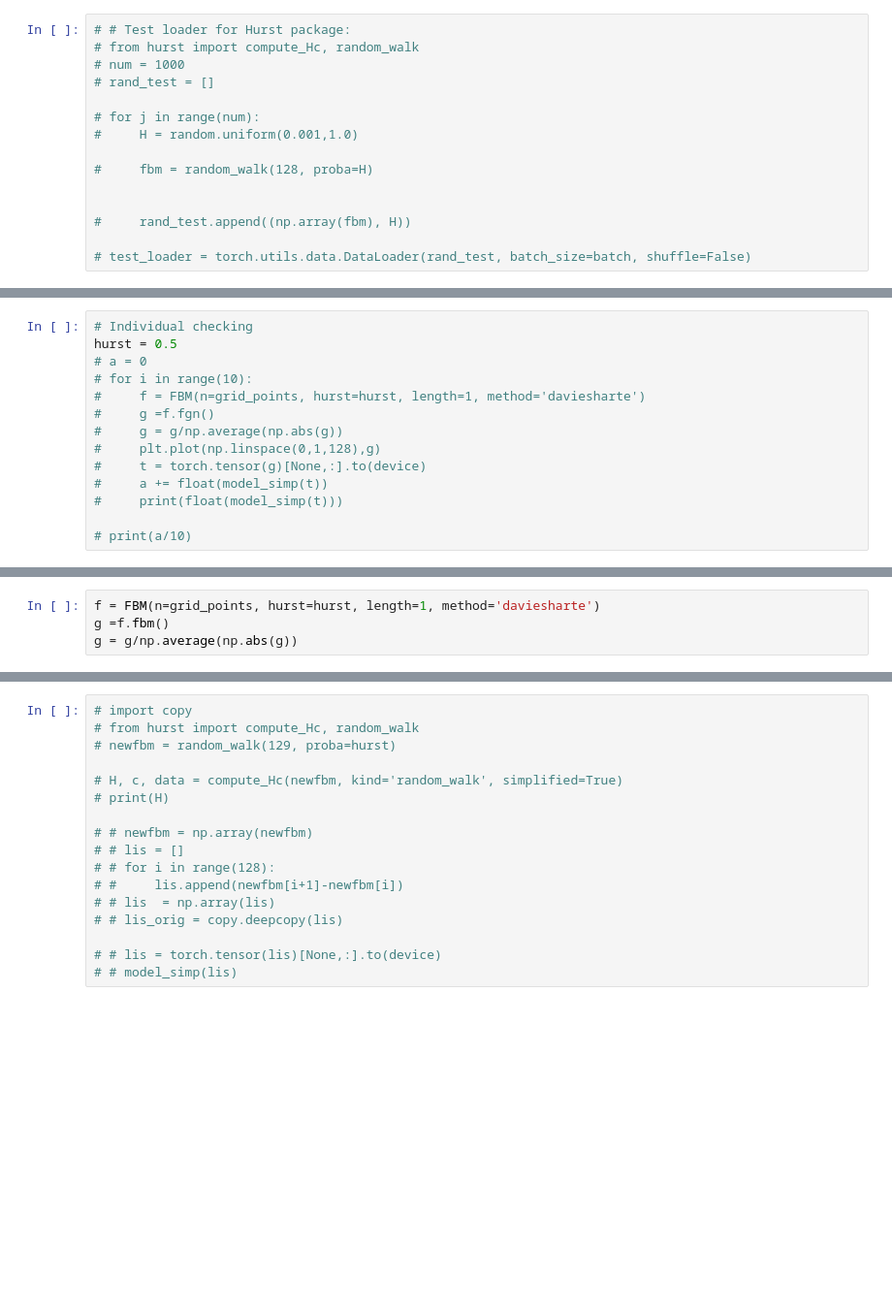
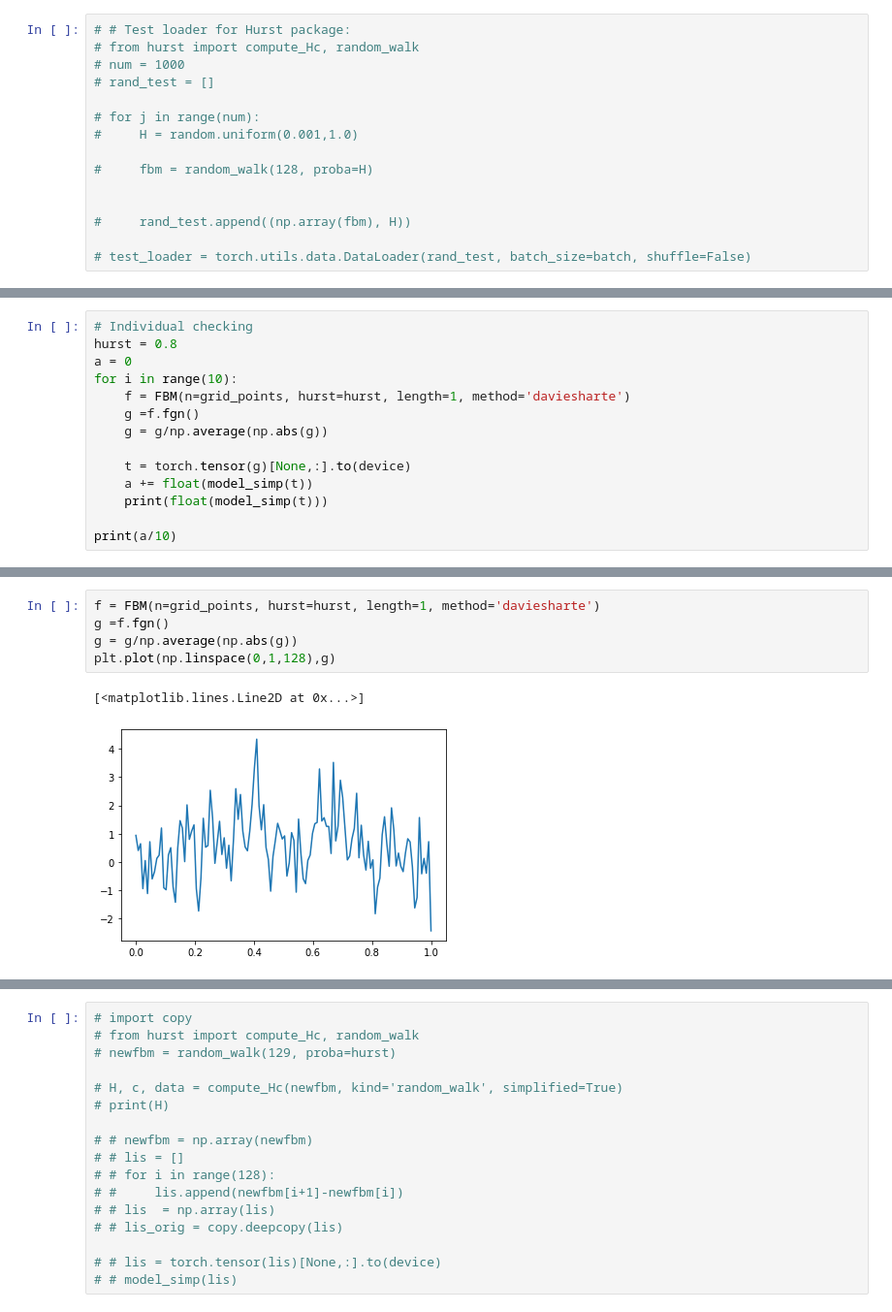
Before and after one commit to zsiga007/fBm, a Jupyter notebook: Finding H with NN regression/fbm.ipynb, the cells around one changed output, grey strips where cells are left out. Shown at 97% size. Cells and saved outputs as stored; diff of their text form; blank space fills up the shorter version.

```diff
--- a/Finding H with NN regression/fbm.ipynb
+++ b/Finding H with NN regression/fbm.ipynb
@@ -300,14 +300,14 @@ R/S accuracy with threshold 0.09: 38.91%
 # %%
 # Individual checking
-hurst = 0.5
-# a = 0
-# for i in range(10):
-#     f = FBM(n=grid_points, hurst=hurst, length=1, method='daviesharte')
-#     g =f.fgn()
-#     g = g/np.average(np.abs(g))
-#     plt.plot(np.linspace(0,1,128),g)
-#     t = torch.tensor(g)[None,:].to(device)
-#     a += float(model_simp(t))
-#     print(float(model_simp(t)))
+hurst = 0.8
+a = 0
+for i in range(10):
+    f = FBM(n=grid_points, hurst=hurst, length=1, method='daviesharte')
+    g =f.fgn()
+    g = g/np.average(np.abs(g))
 
-# print(a/10)
+    t = torch.tensor(g)[None,:].to(device)
+    a += float(model_simp(t))
+    print(float(model_simp(t)))
+
+print(a/10)
@@ -314,6 +326,10 @@ hurst = 0.5
 # %%
 f = FBM(n=grid_points, hurst=hurst, length=1, method='daviesharte')
-g =f.fbm()
+g =f.fgn()
 g = g/np.average(np.abs(g))
+plt.plot(np.linspace(0,1,128),g)
+# %% [output]
+[<matplotlib.lines.Line2D at 0x...>]
+[figure, added]
 # %%
 
```
Also changed, not shown: parts of 21 cells of this notebook.
